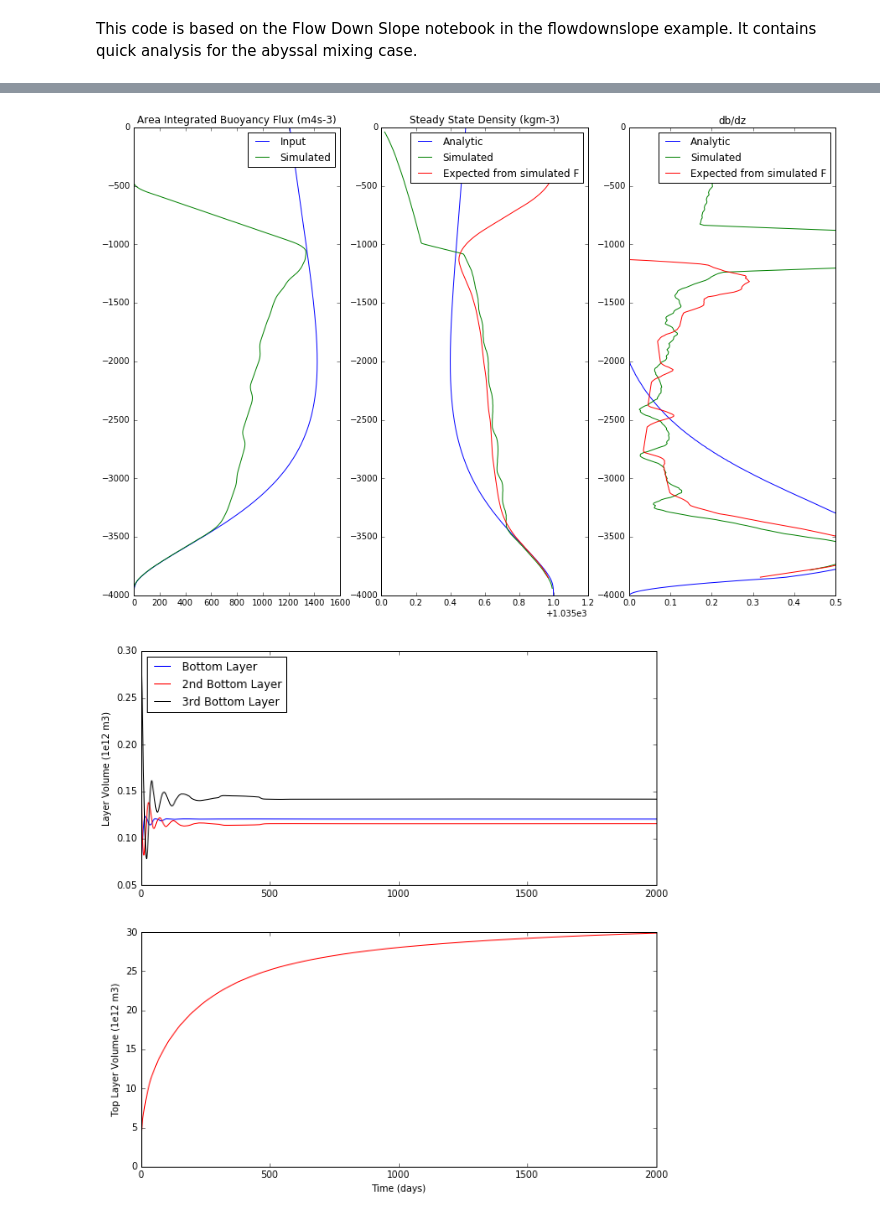
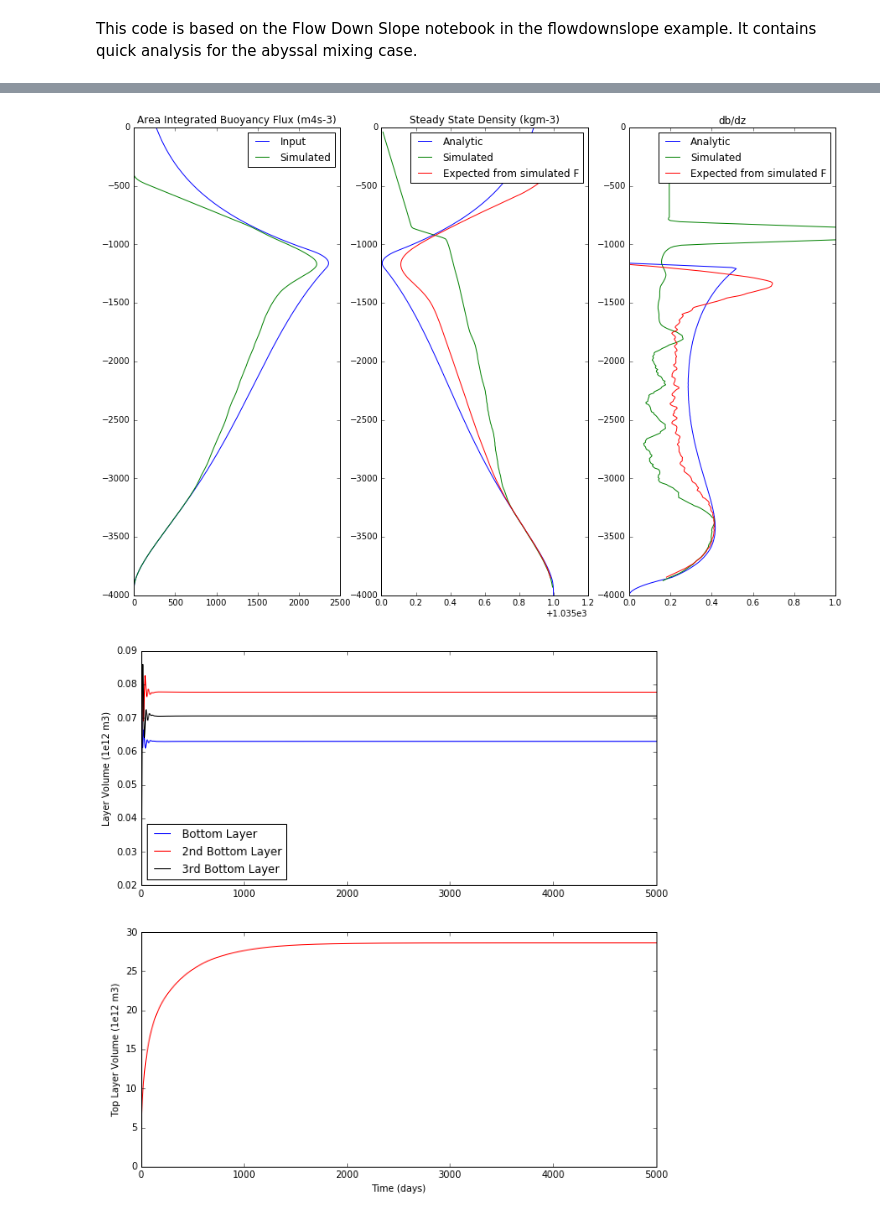
Before and after one commit to rmholmes/MOM6-examples, a Jupyter notebook: ocean_only/abmix2d/Abyssal Mixing Quick Analysis.ipynb, the cells around one changed output, grey strips where cells are left out. Saved outputs shown, nothing was run; the diff lists cells and outputs as text; code cells hidden in the pictures.

```diff
--- a/ocean_only/abmix2d/Abyssal Mixing Quick Analysis.ipynb
+++ b/ocean_only/abmix2d/Abyssal Mixing Quick Analysis.ipynb
@@ -13,8 +13,10 @@ sys.path.append('../../tools/analysis/')
 # m6toolbox is a python package that has a function that helps visualize vertical sections
 import m6toolbox
 
-fname = scipy.io.netcdf_file('prog.nc')
-gname = scipy.io.netcdf_file('ocean_geometry.nc')
+#fname = scipy.io.netcdf_file('prog.nc')
+#gname = scipy.io.netcdf_file('ocean_geometry.nc')
+fname = scipy.io.netcdf_file('ABMIX_runs/run0001.nc')
+gname = scipy.io.netcdf_file('ABMIX_runs/run0001_geometry.nc')
 # Read in coordinate arrays and others:
 yq = fname.variables['yq'][:] # This is the coordinate of the cell corners (u-points in 1D)
 yq = numpy.concatenate(([0],yq)) # Inserts left most edge of domain in to coordinates
@@ -135,7 +140,7 @@ F_z = np.nansum(B_z,axis=0)*dyr*W/4;
 dbdz_e = np.ma.diff(F_z)/dz/eps; drhodz_e = -rho0/g*dbdz_e
 rho_e = np.zeros(np.shape(z)); rho_e[0] = rho0+drho; rho_e[1:] = np.cumsum(drhodz_e)*dz+rho_e[0]
 rho_z = moving_average(np.nanmean(rho_z,axis=0),n=9)
-dbdz_z = moving_average(-g/rho0*np.diff(rho_z)/dz,n=31)
+dbdz_z = moving_average(-g/rho0*np.diff(rho_z)/dz,n=11)
 rho_e = moving_average(rho_e,n=31)
 dbdz_e = moving_average(dbdz_e,n=31)
 F_z = moving_average(F_z,n=9)
@@ -154,40 +159,40 @@ plt.subplot(1,3,3);
 plt.plot(dbdz/1.0e-5,(z[:-1]+z[1:])/2, label='Analytic');
 plt.plot(dbdz_z/1.0e-5,(z[:-1]+z[1:])/2, label='Simulated');
 plt.plot(dbdz_e/1.0e-5,(z[:-1]+z[1:])/2, label='Expected from simulated F');
-plt.title('db/dz');plt.legend();plt.xlim([0., 0.5]);
-plt.savefig('steady_state1not_analyticComp')
+plt.title('db/dz');plt.legend();plt.xlim([0., 1]);
+plt.savefig('steady5krun_analyticComp')
 # %% [output]
-[figure, old version]
+[figure, new version]
 # %%
 #Total mass and volume:
 h = fname.variables['h'][:,:,:,0]
 tvol = fname.variables['volo'][:]
 tmass = fname.variables['masso'][:]
 volume = np.dot(h,A[:,0])*len(A[0,:])
 mass   = np.dot(np.dot(h,A[:,0]),rhol)*len(A[0,:])
 time = fname.variables['Time'][:]
 f = plt.figure(figsize=(10,10))
 plt.subplot(2,1,1)
 plt.plot(time,volume[:,-1]/1e12,'-b', label='Bottom Layer')
 plt.plot(time,volume[:,-2]/1e12,'-r', label='2nd Bottom Layer')
 plt.plot(time,volume[:,-3]/1e12,'-k', label='3rd Bottom Layer')
 #plt.plot(time,volume[:,1]/1e12,'-m', label='2nd Top Layer')
 plt.ylabel('Layer Volume (1e12 m3)')
 #plt.ylim([0, 15])
-plt.legend(loc=2)
+plt.legend(loc=3)
 plt.subplot(2,1,2)
 plt.plot(time,volume[:,0]/1e12,'-r')
 plt.ylabel('Top Layer Volume (1e12 m3)')
 plt.xlabel('Time (days)')
-plt.savefig('steady_state1not_trend')
+plt.savefig('steady5krun_trend')
 #f2 = plt.figure(figsize=(10,5))
 #plt.subplot(2,1,1)
 #plt.plot(time,np.sum(volume,axis=1)/1e12,'-k')
 #plt.plot(time,tvol/1e12,'-r')
 #plt.ylabel('Total Volume (1e12 m3)')
 #plt.subplot(2,1,2)
 #plt.plot(time,mass/1e15,'-k')
 #plt.plot(time,tmass/1e15,'-r')
 #plt.ylabel('Total Mass (1e15 kg)')
 # %% [output]
-[figure, old version]
+[figure, new version]
```
Also changed, not shown: parts of 4 cells of this notebook, 5 other files.
